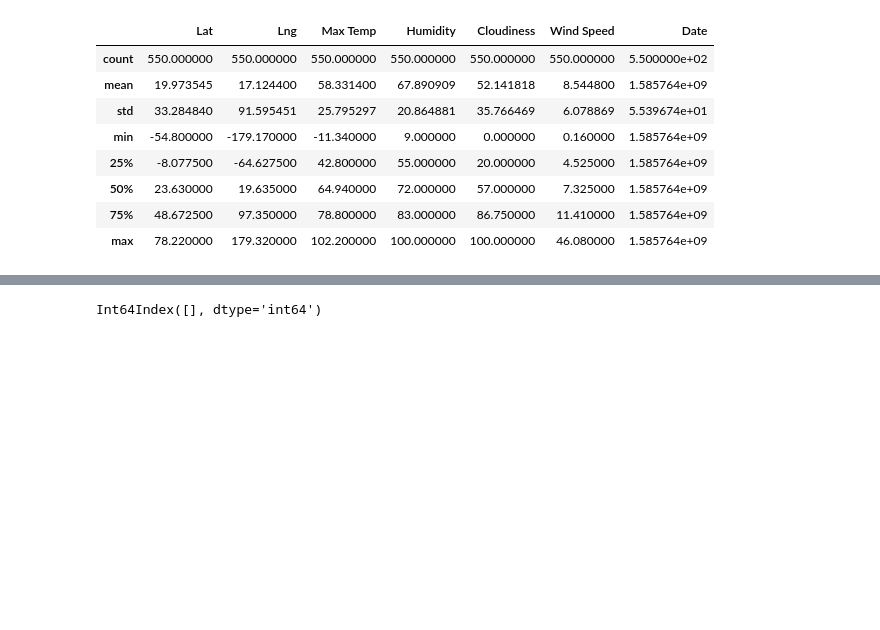
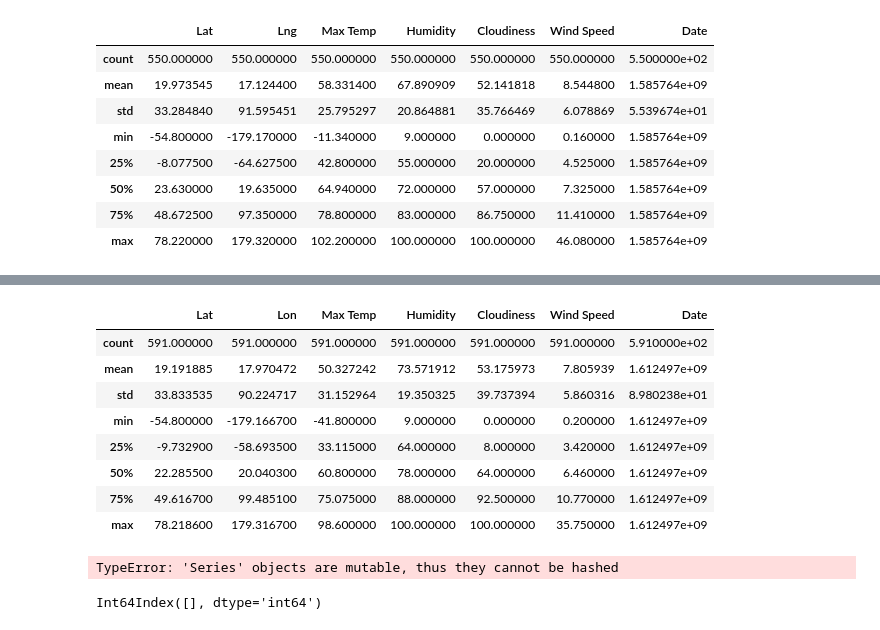
Before and after one commit to PatriceW2/Python-API-Challenge-, a Jupyter notebook: WeatherPy/WeatherPy.ipynb, the cells around one changed output, grey strips where cells are left out. Drawn from its saved outputs; the diff is of its cells as text; code cells hidden in the pictures; blank space fills up the shorter version.

```diff
--- a/WeatherPy/WeatherPy.ipynb
+++ b/WeatherPy/WeatherPy.ipynb
@@ -175,3 +200,22 @@ Skip this step if there are no cities that have humidity > 100%.
+# %%
+#describe function found on pandas.pydata.org
+
+
+weather_df.describe()
+# %% [output]
+|  | Lat | Lon | Max Temp | Humidity | Cloudiness | Wind Speed | Date |
+| count | 591.000000 | 591.000000 | 591.000000 | 591.000000 | 591.000000 | 591.000000 | 5.910000e+02 |
+| mean | 19.191885 | 17.970472 | 50.327242 | 73.571912 | 53.175973 | 7.805939 | 1.612497e+09 |
+| std | 33.833535 | 90.224717 | 31.152964 | 19.350325 | 39.737394 | 5.860316 | 8.980238e+01 |
+| min | -54.800000 | -179.166700 | -41.800000 | 9.000000 | 0.000000 | 0.200000 | 1.612497e+09 |
+| 25% | -9.732900 | -58.693500 | 33.115000 | 64.000000 | 8.000000 | 3.420000 | 1.612497e+09 |
+| 50% | 22.285500 | 20.040300 | 60.800000 | 78.000000 | 64.000000 | 6.460000 | 1.612497e+09 |
+| 75% | 49.616700 | 99.485100 | 75.075000 | 88.000000 | 92.500000 | 10.770000 | 1.612497e+09 |
+| max | 78.218600 | 179.316700 | 98.600000 | 100.000000 | 100.000000 | 35.750000 | 1.612497e+09 |
+# %%
+humid_df = weather_df.loc(weather_df["Humidity"] > 100)
+# %% [output]
+TypeError: 'Series' objects are mutable, thus they cannot be hashed
 # %%
 #  Get the indices of cities that have humidity over 100%.
 # %% [output]
```
Also changed, not shown: parts of 5 cells of this notebook, 1 other file.
